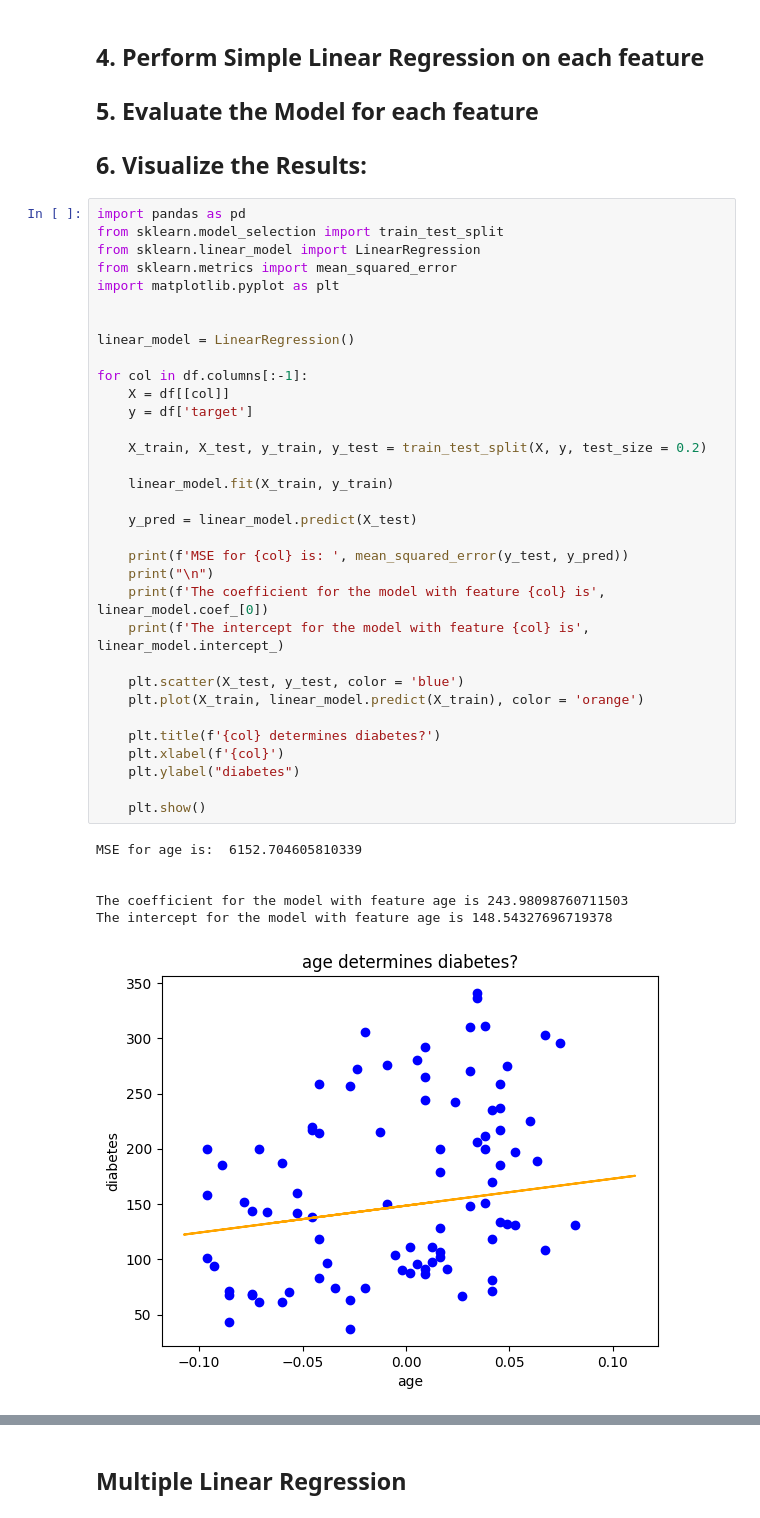
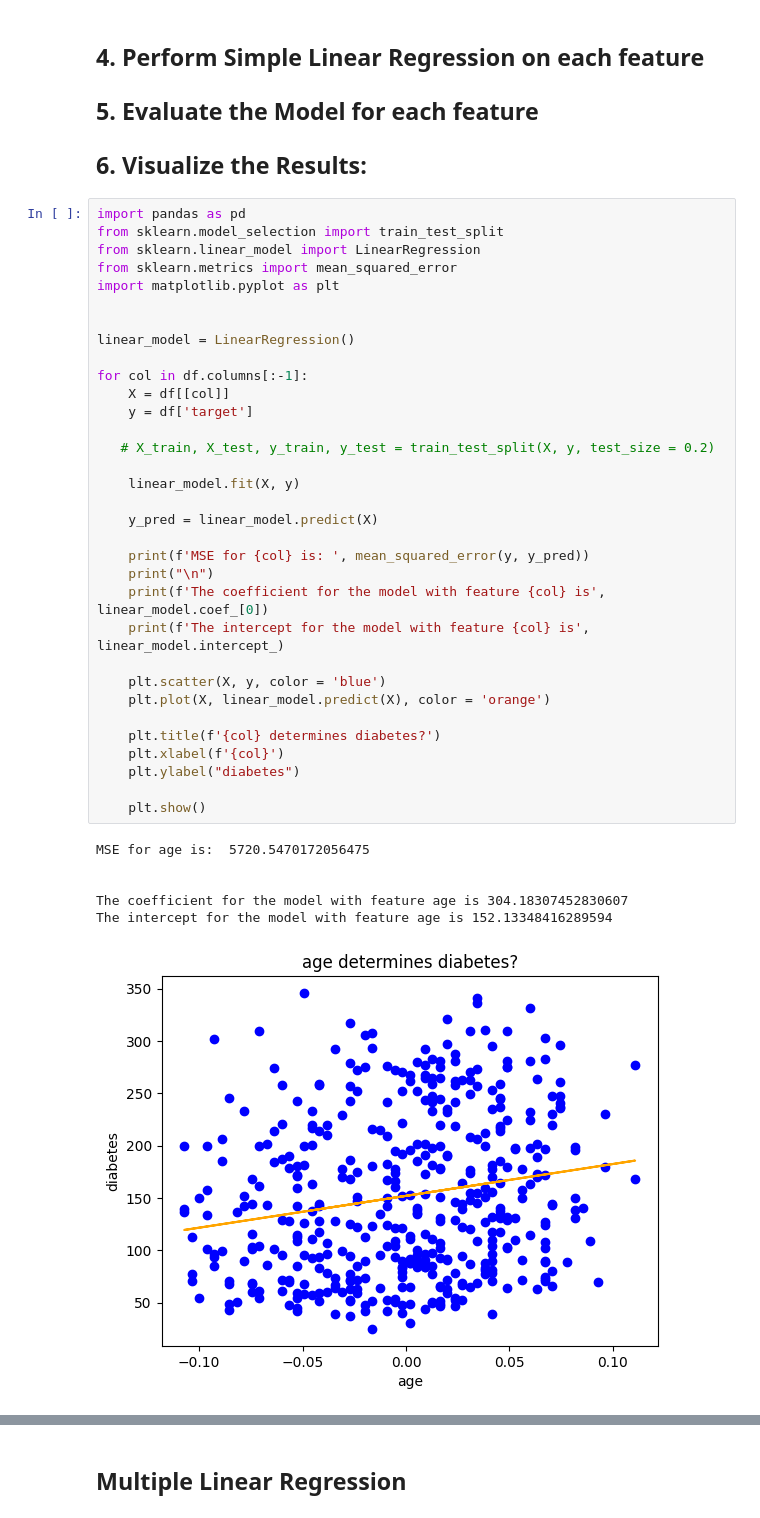
Before and after one commit to krishananth4/CSCI183-HW2, a Jupyter notebook: CSCI_183_HW_2.ipynb, the cells around one changed output, grey strips where cells are left out. Cells and saved outputs as stored; diff of their text form.

Commit message:
removed train_test_split

```diff
--- a/CSCI_183_HW_2.ipynb
+++ b/CSCI_183_HW_2.ipynb
@@ -107,40 +115,40 @@ dtype: float64
 # %%
 import pandas as pd
 from sklearn.model_selection import train_test_split
 from sklearn.linear_model import LinearRegression
 from sklearn.metrics import mean_squared_error
 import matplotlib.pyplot as plt
 
 
 linear_model = LinearRegression()
 
 for col in df.columns[:-1]:
     X = df[[col]]
     y = df['target']
 
-    X_train, X_test, y_train, y_test = train_test_split(X, y, test_size = 0.2)
+   # X_train, X_test, y_train, y_test = train_test_split(X, y, test_size = 0.2)
 
-    linear_model.fit(X_train, y_train)
+    linear_model.fit(X, y)
 
-    y_pred = linear_model.predict(X_test)
+    y_pred = linear_model.predict(X)
 
-    print(f'MSE for {col} is: ', mean_squared_error(y_test, y_pred))
+    print(f'MSE for {col} is: ', mean_squared_error(y, y_pred))
     print("\n")
     print(f'The coefficient for the model with feature {col} is', linear_model.coef_[0])
     print(f'The intercept for the model with feature {col} is', linear_model.intercept_)
 
-    plt.scatter(X_test, y_test, color = 'blue')
-    plt.plot(X_train, linear_model.predict(X_train), color = 'orange')
+    plt.scatter(X, y, color = 'blue')
+    plt.plot(X, linear_model.predict(X), color = 'orange')
 
     plt.title(f'{col} determines diabetes?')
     plt.xlabel(f'{col}')
     plt.ylabel("diabetes")
 
     plt.show()
 # %% [output]
-MSE for age is:  6152.704605810339
+MSE for age is:  5720.5470172056475
 
 
-The coefficient for the model with feature age is 243.98098760711503
-The intercept for the model with feature age is 148.54327696719378
+The coefficient for the model with feature age is 304.18307452830607
+The intercept for the model with feature age is 152.13348416289594
-[figure, old version]
+[figure, new version]
```
Also changed, not shown: parts of 4 cells of this notebook.
